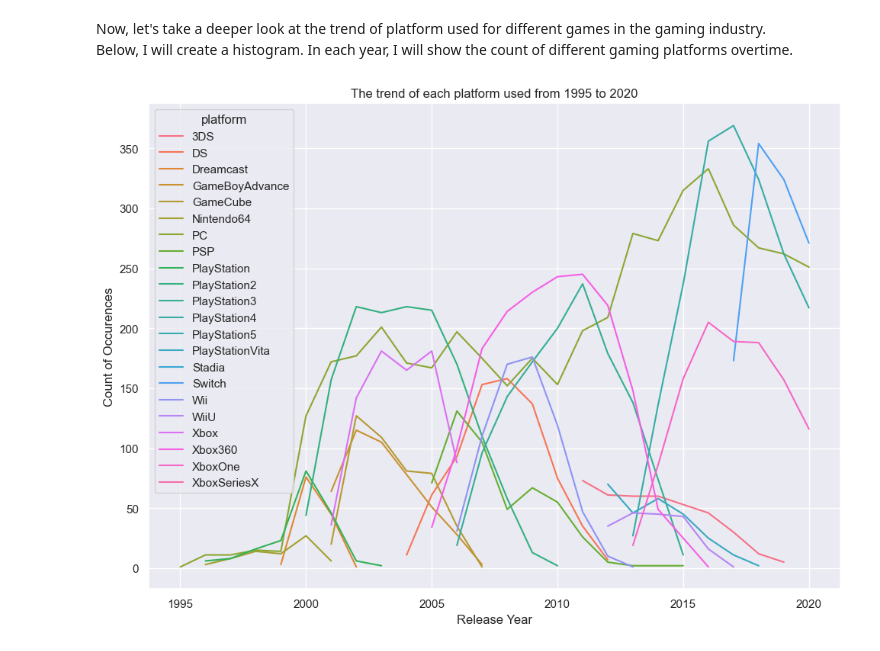
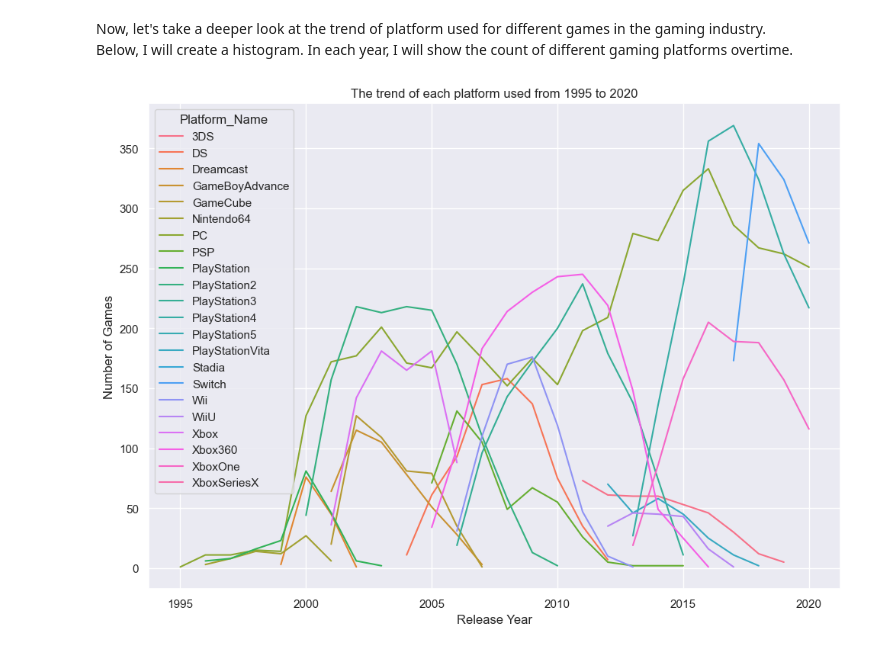
Before and after one commit to ubco-W2022T1-cosc301/project-group07, a Jupyter notebook: notebooks/analysis3.ipynb, the cells around one changed output. Drawn from its saved outputs; the diff is of its cells as text; code cells hidden in the pictures.

```diff
--- a/notebooks/analysis3.ipynb
+++ b/notebooks/analysis3.ipynb
@@ -108,13 +103,13 @@ In this part, I will process some of data mainly for the **platform** and **r-da
 newDate = []
 
 for index, row in df.iterrows():
-        year = row['r-date'][7:9]
+        year = row['Release_Date'][7:9]
         if ( int(year) > 20 ):
-            year = '19' + row['r-date'][7:9]
+            year = '19' + row['Release_Date'][7:9]
         else:
-            year = '20' + row['r-date'][7:9]
-        date = row['r-date'][0:2]
-        month_name = row['r-date'][3:6]
+            year = '20' + row['Release_Date'][7:9]
+        date = row['Release_Date'][0:2]
+        month_name = row['Release_Date'][3:6]
         mnum = datetime.datetime.strptime(month_name, '%b').month
         finalDate = datetime.datetime(int(year), mnum, int(date))
         newDate.append(finalDate)
@@ -152,0 +150,3 @@ df.head(n=5)
+# %%
+df = df.rename(columns={"name": "Name", "platform": "Platform_Name", "r-date": "Release_Date"})
+df.head(n=5)
@@ -197,13 +204,13 @@ Now, let's take a deeper look at the trend of platform used for different games
 Below, I will create a histogram. In each year, I will show the count of different gaming platforms overtime.
 # %%
 # Grouping by platform and release_year, and count the platform on each year
-dfCount = df.groupby(['platform', 'Release_Year'])['platform'].count()
+dfCount = df.groupby(['Platform_Name', 'Release_Year'])['Platform_Name'].count()
 
 # Specific settings to lineplot 1) Size of the lineplot, 2) 22 Colors to avoid overlapping of each platform
 sns.set(rc={'figure.figsize':(11.7,8.27)})
 sns.color_palette("rocket", 22)
 
-lp = sns.lineplot(dfCount, x="Release_Year", y=df.groupby(['platform', 'Release_Year'])['platform'].count(), hue="platform")
-lp = lp.set(xlabel="Release Year", ylabel="Count of Occurences", title="The trend of each platform used from 1995 to 2020")
+lp = sns.lineplot(dfCount, x="Release_Year", y=df.groupby(['Platform_Name', 'Release_Year'])['Platform_Name'].count(), hue="Platform_Name")
+lp = lp.set(xlabel="Release Year", ylabel="Number of Games", title="The trend of each platform used from 1995 to 2020")
 # %% [output]
-[figure, old version]
+[figure, new version]
```
Also changed, not shown: parts of 12 cells of this notebook.
